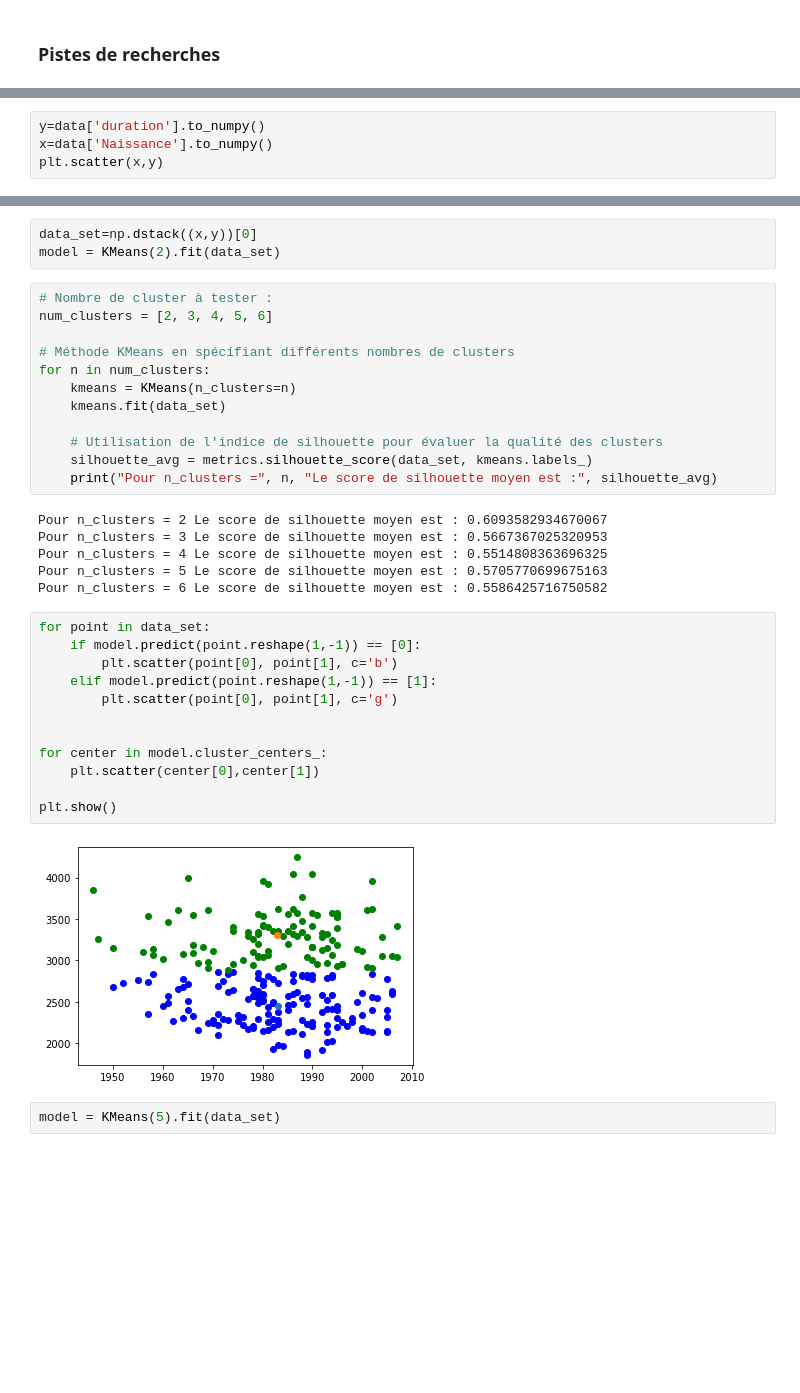
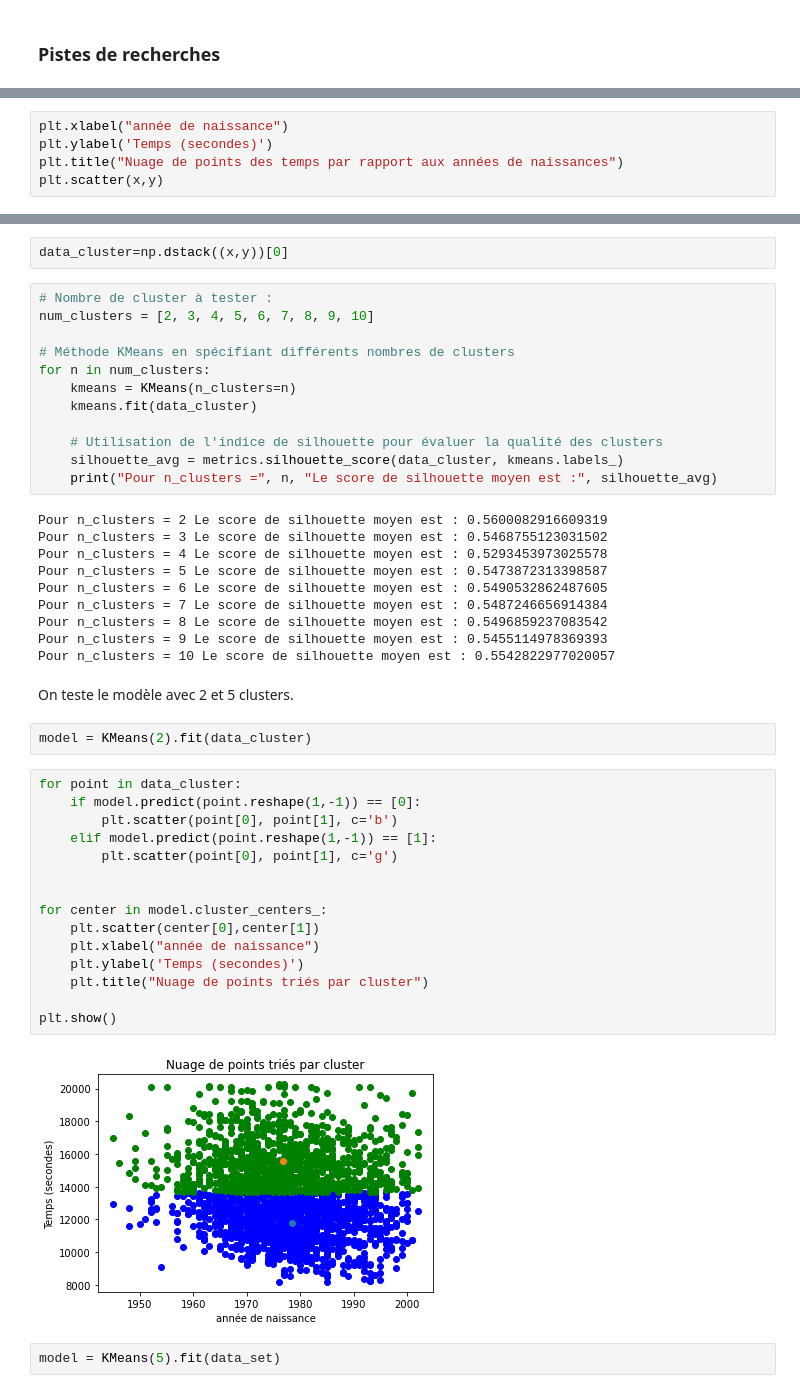
Before and after one commit to Kirscher/ResultAthle, a Jupyter notebook: eda.ipynb, the cells around one changed output, grey strips where cells are left out. Saved outputs shown, nothing was run; the diff lists cells and outputs as text; blank space fills up the shorter version.

Commit message:
test avec marathon

```diff
--- a/eda.ipynb
+++ b/eda.ipynb
@@ -285,6 +328,7 @@ df1=data.groupby('Naissance').mean().reset_index()
 # %%
-y=data['duration'].to_numpy()
-x=data['Naissance'].to_numpy()
+plt.xlabel("année de naissance")
+plt.ylabel('Temps (secondes)')
+plt.title("Nuage de points des temps par rapport aux années de naissances")
 plt.scatter(x,y)
 # %% [output]
 <matplotlib.collections.PathCollection at 0x...>
@@ -301,41 +347,51 @@ plt.show()
 On peut utiliser l'indice de silhouette pour évaluer la qualité des clusters. Cet indice mesure la distance entre les points d'un cluster et la moyenne de tous les autres clusters, ce qui vous permet de déterminer si les points d'un cluster sont bien regroupés ou s'ils sont dispersés. Plus l'indice de silhouette est élevé, mieux c'est.
 
 Avec cet indice, on peut trouver le nombre de clusters qui donne les meilleures performances en termes de qualité des clusters.
-# %%
-data_set=np.dstack((x,y))[0]
-model = KMeans(2).fit(data_set)
+# %%
+data_cluster=np.dstack((x,y))[0]
 # %%
 # Nombre de cluster à tester :
-num_clusters = [2, 3, 4, 5, 6]
+num_clusters = [2, 3, 4, 5, 6, 7, 8, 9, 10]
 
 # Méthode KMeans en spécifiant différents nombres de clusters
 for n in num_clusters:
     kmeans = KMeans(n_clusters=n)
-    kmeans.fit(data_set)
+    kmeans.fit(data_cluster)
 
     # Utilisation de l'indice de silhouette pour évaluer la qualité des clusters
-    silhouette_avg = metrics.silhouette_score(data_set, kmeans.labels_)
+    silhouette_avg = metrics.silhouette_score(data_cluster, kmeans.labels_)
     print("Pour n_clusters =", n, "Le score de silhouette moyen est :", silhouette_avg)
 # %% [output]
-Pour n_clusters = 2 Le score de silhouette moyen est : 0.6093582934670067
-Pour n_clusters = 3 Le score de silhouette moyen est : 0.5667367025320953
-Pour n_clusters = 4 Le score de silhouette moyen est : 0.5514808363696325
-Pour n_clusters = 5 Le score de silhouette moyen est : 0.5705770699675163
-Pour n_clusters = 6 Le score de silhouette moyen est : 0.5586425716750582
+Pour n_clusters = 2 Le score de silhouette moyen est : 0.5600082916609319
+Pour n_clusters = 3 Le score de silhouette moyen est : 0.5468755123031502
+Pour n_clusters = 4 Le score de silhouette moyen est : 0.5293453973025578
+Pour n_clusters = 5 Le score de silhouette moyen est : 0.5473872313398587
+Pour n_clusters = 6 Le score de silhouette moyen est : 0.5490532862487605
+Pour n_clusters = 7 Le score de silhouette moyen est : 0.5487246656914384
+Pour n_clusters = 8 Le score de silhouette moyen est : 0.5496859237083542
+Pour n_clusters = 9 Le score de silhouette moyen est : 0.5455114978369393
+Pour n_clusters = 10 Le score de silhouette moyen est : 0.5542822977020057
+# %% [markdown]
+On teste le modèle avec 2 et 5 clusters.
+# %%
+model = KMeans(2).fit(data_cluster)
 # %%
-for point in data_set:
+for point in data_cluster:
     if model.predict(point.reshape(1,-1)) == [0]:
         plt.scatter(point[0], point[1], c='b')
     elif model.predict(point.reshape(1,-1)) == [1]:
         plt.scatter(point[0], point[1], c='g')
 
 
 for center in model.cluster_centers_:
     plt.scatter(center[0],center[1])
+    plt.xlabel("année de naissance")
+    plt.ylabel('Temps (secondes)')
+    plt.title("Nuage de points triés par cluster")
 
 plt.show()
 # %% [output]
-[figure, old version]
+[figure, new version]
 # %%
 model = KMeans(5).fit(data_set)
 # %%
```
Also changed, not shown: parts of 45 cells of this notebook.
